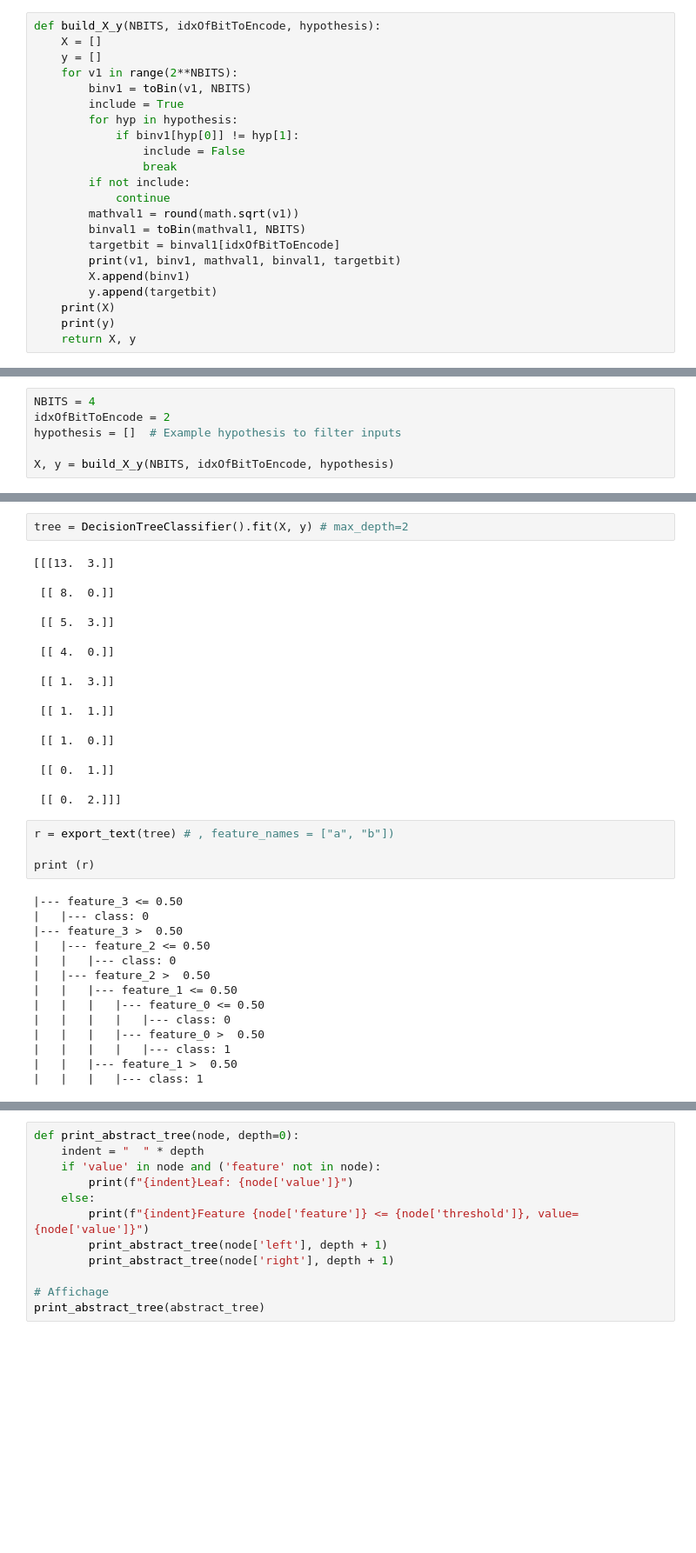
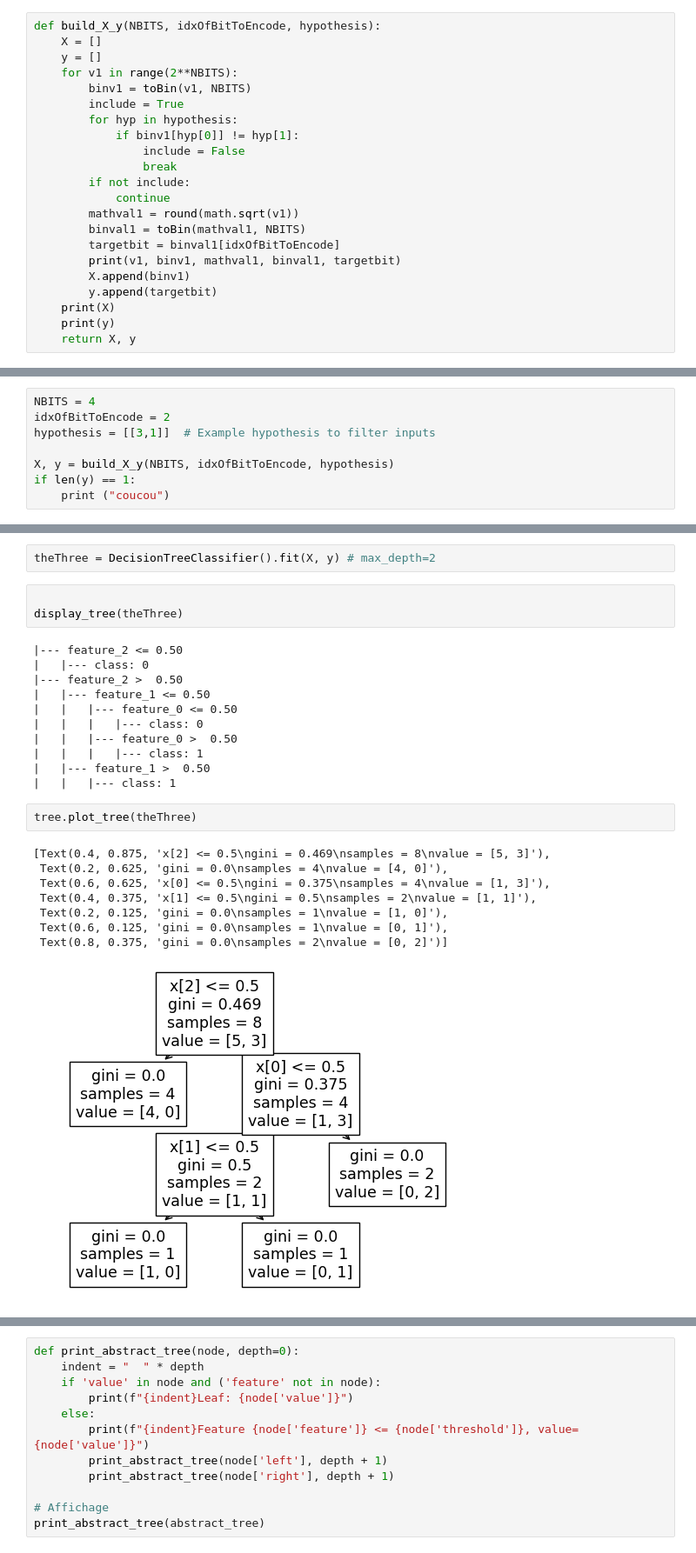
Before and after one commit to jbperin/hello-world, a Jupyter notebook: retro/tree2code.ipynb, the cells around one changed output, grey strips where cells are left out. Shown at 87% size. Saved outputs shown, nothing was run; the diff lists cells and outputs as text; blank space fills up the shorter version.

```diff
--- a/retro/tree2code.ipynb
+++ b/retro/tree2code.ipynb
@@ -47,7 +51,9 @@ def build_X_y(NBITS, idxOfBitToEncode, hypothesis):
 # %%
 NBITS = 4
 idxOfBitToEncode = 2
-hypothesis = []  # Example hypothesis to filter inputs
+hypothesis = [[3,1]]  # Example hypothesis to filter inputs
 
 X, y = build_X_y(NBITS, idxOfBitToEncode, hypothesis)
+if len(y) == 1:
+    print ("coucou")
 # %% [output]
@@ -72,39 +70,28 @@ X, y = build_X_y(NBITS, idxOfBitToEncode, hypothesis)
 # %%
-tree = DecisionTreeClassifier().fit(X, y) # max_depth=2
+theThree = DecisionTreeClassifier().fit(X, y) # max_depth=2
-# %% [output]
-[[[13.  3.]]
-
- [[ 8.  0.]]
-
- [[ 5.  3.]]
-
- [[ 4.  0.]]
-
- [[ 1.  3.]]
-
- [[ 1.  1.]]
-
- [[ 1.  0.]]
-
- [[ 0.  1.]]
-
- [[ 0.  2.]]]
 # %%
-r = export_text(tree) # , feature_names = ["a", "b"])
 
-print (r)
+display_tree(theThree)
 # %% [output]
-|--- feature_3 <= 0.50
+|--- feature_2 <= 0.50
 |   |--- class: 0
-|--- feature_3 >  0.50
-|   |--- feature_2 <= 0.50
-|   |   |--- class: 0
-|   |--- feature_2 >  0.50
-|   |   |--- feature_1 <= 0.50
-|   |   |   |--- feature_0 <= 0.50
-|   |   |   |   |--- class: 0
-|   |   |   |--- feature_0 >  0.50
-|   |   |   |   |--- class: 1
-|   |   |--- feature_1 >  0.50
+|--- feature_2 >  0.50
+|   |--- feature_1 <= 0.50
+|   |   |--- feature_0 <= 0.50
+|   |   |   |--- class: 0
+|   |   |--- feature_0 >  0.50
 |   |   |   |--- class: 1
+|   |--- feature_1 >  0.50
+|   |   |--- class: 1
+# %%
+tree.plot_tree(theThree)
+# %% [output]
+[Text(0.4, 0.875, 'x[2] <= 0.5\ngini = 0.469\nsamples = 8\nvalue = [5, 3]'),
+ Text(0.2, 0.625, 'gini = 0.0\nsamples = 4\nvalue = [4, 0]'),
+ Text(0.6, 0.625, 'x[0] <= 0.5\ngini = 0.375\nsamples = 4\nvalue = [1, 3]'),
+ Text(0.4, 0.375, 'x[1] <= 0.5\ngini = 0.5\nsamples = 2\nvalue = [1, 1]'),
+ Text(0.2, 0.125, 'gini = 0.0\nsamples = 1\nvalue = [1, 0]'),
+ Text(0.6, 0.125, 'gini = 0.0\nsamples = 1\nvalue = [0, 1]'),
+ Text(0.8, 0.375, 'gini = 0.0\nsamples = 2\nvalue = [0, 2]')]
+[figure, added]
 # %%
```
Also changed, not shown: parts of 12 cells of this notebook, 3 other files.
